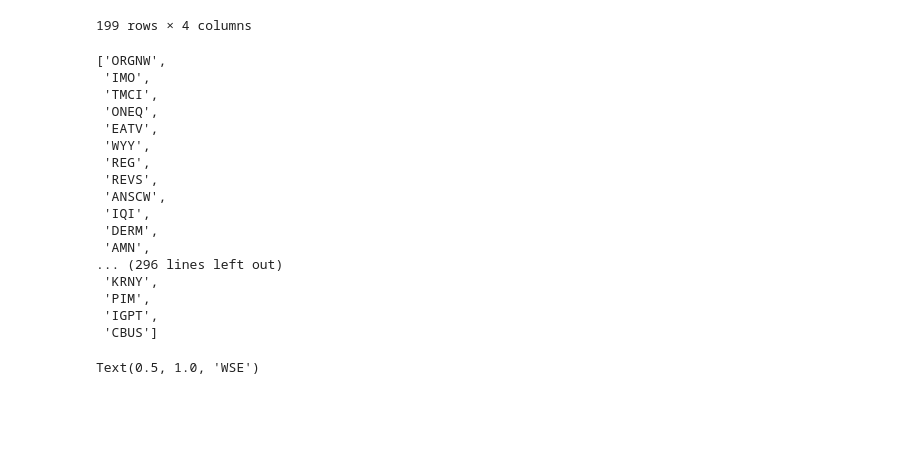
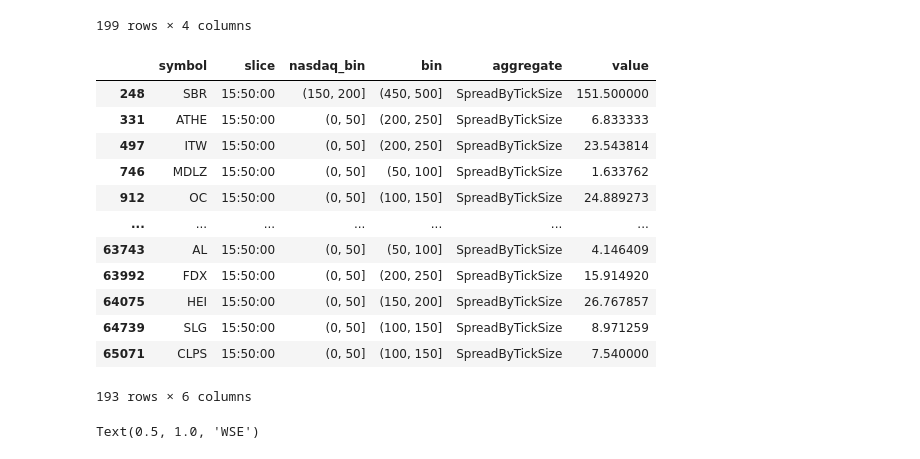
Before and after one commit to mateuszkapka/marketdata, a Jupyter notebook: python/MarketData.ipynb, the cells around one changed output. Saved outputs shown, nothing was run; the diff lists cells and outputs as text; code cells hidden in the pictures; blank space fills up the shorter version.

```diff
--- a/python/MarketData.ipynb
+++ b/python/MarketData.ipynb
@@ -179,30 +180,32 @@ eod_slice = datetime.time(15,50,00)
 nasdaq_bins = pd.cut(aggs_nasdaq.query("slice == @eod_slice and value != 0.0")['value'].clip(0,500), nasdaq_bin_setup)
 aggs_nasdaq.insert(2,'bin',bins)
 # %%
+import math
 result = []
+eod_slice_aggs = aggs_nasdaq.query("slice == @eod_slice and value != 0")
 for row in groupe_wse[groupe_wse["counts"] != 0].itertuples():
-    aggs_in_bin = aggs_nasdaq[aggs_nasdaq['bin'] == row.bin]
+    aggs_in_bin = eod_slice_aggs[eod_slice_aggs['bin'] == row.bin]
     if aggs_in_bin.size != 0:
-        result.extend(aggs_in_bin.sample(row.counts)['symbol'].tolist())
+        result.extend(aggs_in_bin.sample(math.floor(row.counts), replace=True)['symbol'].tolist())
 
+# display(result)
+eod_slice_aggs = eod_slice_aggs[eod_slice_aggs['symbol'].isin(result)]
+nasdaq_bins = pd.cut(eod_slice_aggs.query("slice == @eod_slice and value != 0.0")['value'].clip(0,10_000), bin_setup)
+eod_slice_aggs.insert(2,'nasdaq_bin',nasdaq_bins)
 
-result
+eod_slice_aggs
 # %% [output]
+|  | symbol | slice | nasdaq_bin | bin | aggregate | value |
+| 248 | SBR | 15:50:00 | (150, 200] | (450, 500] | SpreadByTickSize | 151.500000 |
+| 331 | ATHE | 15:50:00 | (0, 50] | (200, 250] | SpreadByTickSize | 6.833333 |
+| 497 | ITW | 15:50:00 | (0, 50] | (200, 250] | SpreadByTickSize | 23.543814 |
+| 746 | MDLZ | 15:50:00 | (0, 50] | (50, 100] | SpreadByTickSize | 1.633762 |
+| 912 | OC | 15:50:00 | (0, 50] | (100, 150] | SpreadByTickSize | 24.889273 |
+| ... | ... | ... | ... | ... | ... | ... |
+| 63743 | AL | 15:50:00 | (0, 50] | (50, 100] | SpreadByTickSize | 4.146409 |
+| 63992 | FDX | 15:50:00 | (0, 50] | (200, 250] | SpreadByTickSize | 15.914920 |
+| 64075 | HEI | 15:50:00 | (0, 50] | (150, 200] | SpreadByTickSize | 26.767857 |
+| 64739 | SLG | 15:50:00 | (0, 50] | (100, 150] | SpreadByTickSize | 8.971259 |
+| 65071 | CLPS | 15:50:00 | (0, 50] | (100, 150] | SpreadByTickSize | 7.540000 |
-['ORGNW',
- 'IMO',
- 'TMCI',
- 'ONEQ',
- 'EATV',
- 'WYY',
- 'REG',
- 'REVS',
- 'ANSCW',
- 'IQI',
- 'DERM',
- 'AMN',
-... (296 lines left out)
- 'KRNY',
- 'PIM',
- 'IGPT',
- 'CBUS']
+193 rows × 6 columns
 # %%
```
Also changed, not shown: parts of 2 cells of this notebook, 11 other files.
